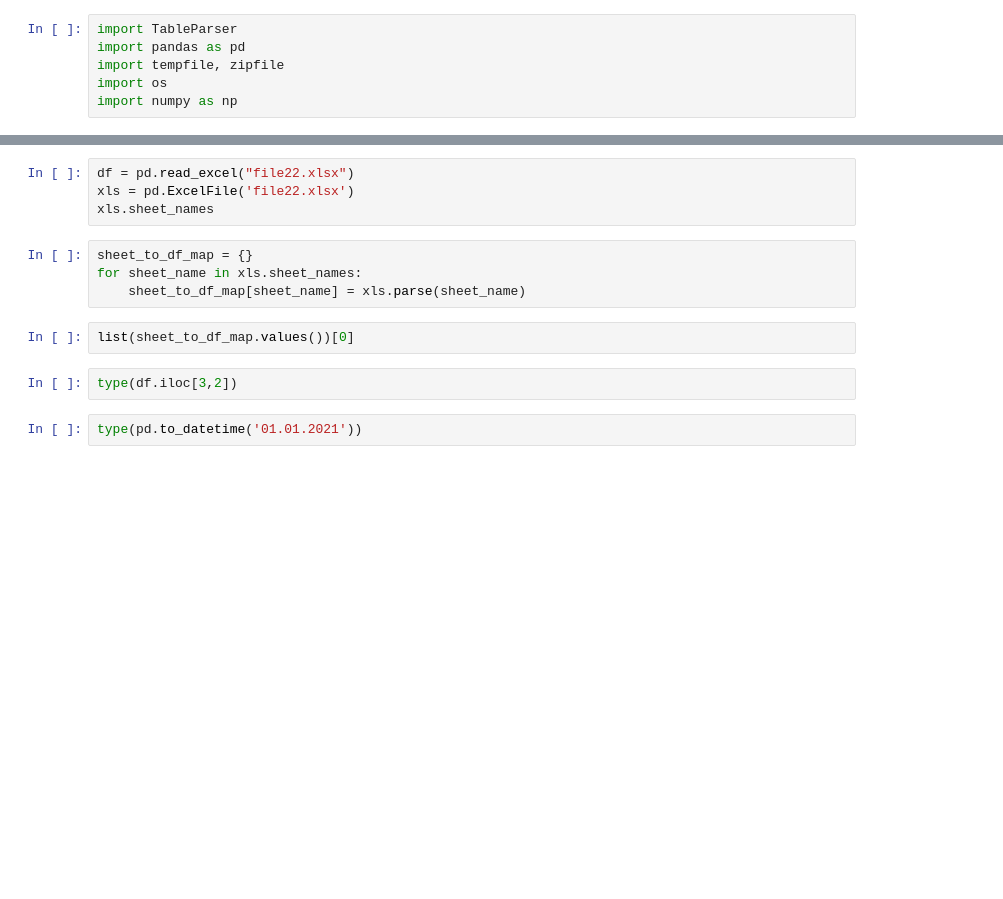
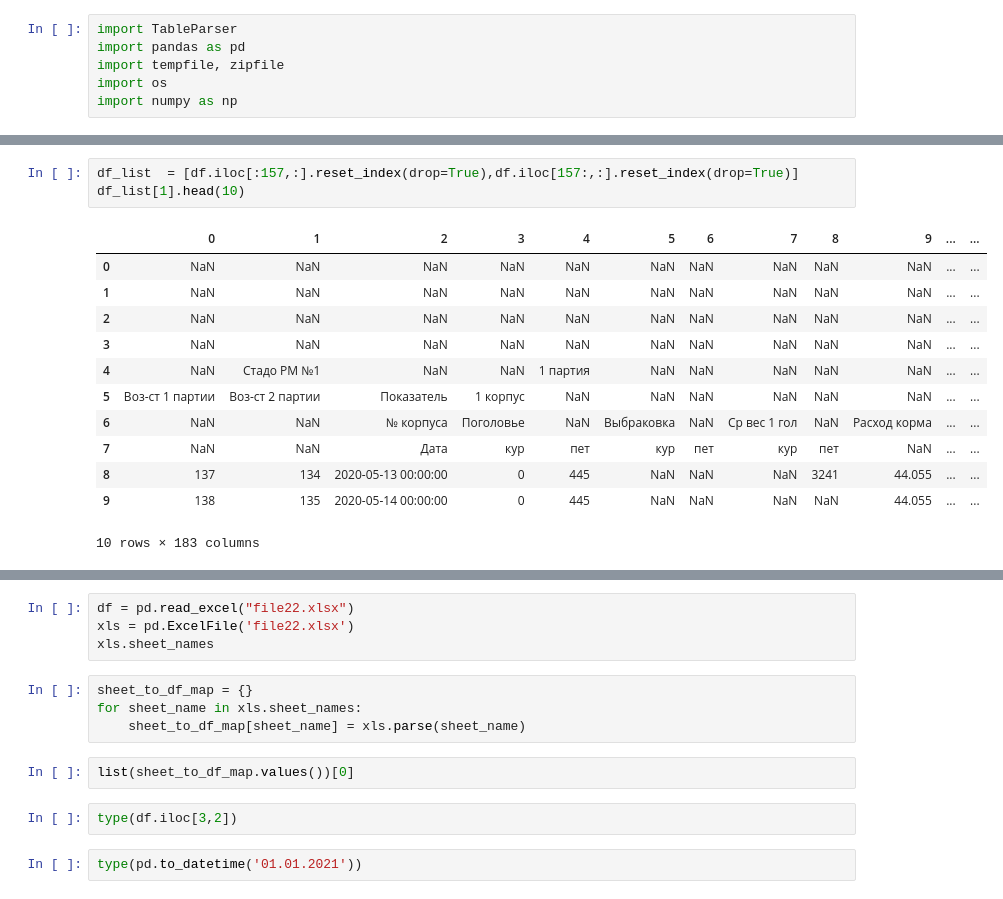
Before and after one commit to irumata/TableParser, a Jupyter notebook: prototypeOf_parser.ipynb, the cells around one changed output, grey strips where cells are left out. Drawn from its saved outputs; the diff is of its cells as text; blank space fills up the shorter version.

```diff
--- a/prototypeOf_parser.ipynb
+++ b/prototypeOf_parser.ipynb
@@ -233,0 +309,16 @@ table
+# %%
+df_list  = [df.iloc[:157,:].reset_index(drop=True),df.iloc[157:,:].reset_index(drop=True)]
+df_list[1].head(10)
+# %% [output]
+|  | 0 | 1 | 2 | 3 | 4 | 5 | 6 | 7 | 8 | 9 | ... | ... |
+| 0 | NaN | NaN | NaN | NaN | NaN | NaN | NaN | NaN | NaN | NaN | ... | ... |
+| 1 | NaN | NaN | NaN | NaN | NaN | NaN | NaN | NaN | NaN | NaN | ... | ... |
+| 2 | NaN | NaN | NaN | NaN | NaN | NaN | NaN | NaN | NaN | NaN | ... | ... |
+| 3 | NaN | NaN | NaN | NaN | NaN | NaN | NaN | NaN | NaN | NaN | ... | ... |
+| 4 | NaN | Стадо РМ №1 | NaN | NaN | 1 партия | NaN | NaN | NaN | NaN | NaN | ... | ... |
+| 5 | Воз-ст 1 партии | Воз-ст 2 партии | Показатель | 1 корпус | NaN | NaN | NaN | NaN | NaN | NaN | ... | ... |
+| 6 | NaN | NaN | № корпуса | Поголовье | NaN | Выбраковка | NaN | Ср вес 1 гол | NaN | Расход корма | ... | ... |
+| 7 | NaN | NaN | Дата | кур | пет | кур | пет | кур | пет | NaN | ... | ... |
+| 8 | 137 | 134 | 2020-05-13 00:00:00 | 0 | 445 | NaN | NaN | NaN | 3241 | 44.055 | ... | ... |
+| 9 | 138 | 135 | 2020-05-14 00:00:00 | 0 | 445 | NaN | NaN | NaN | NaN | 44.055 | ... | ... |
+10 rows × 183 columns
```
Also changed, not shown: parts of 8 cells of this notebook, 5 other files.
